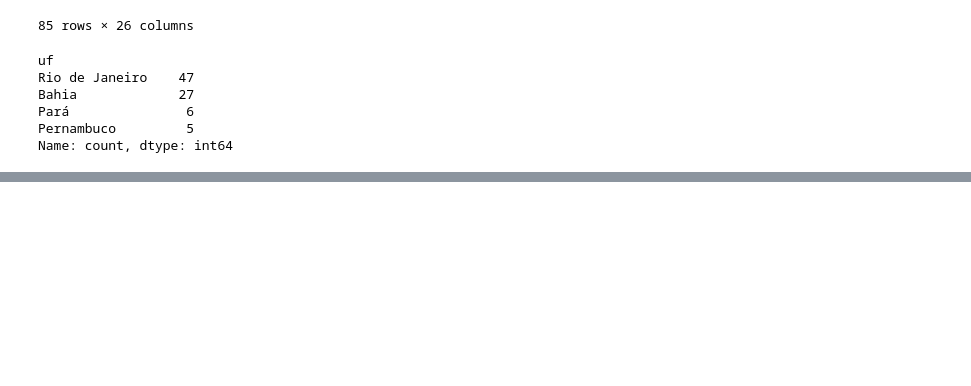
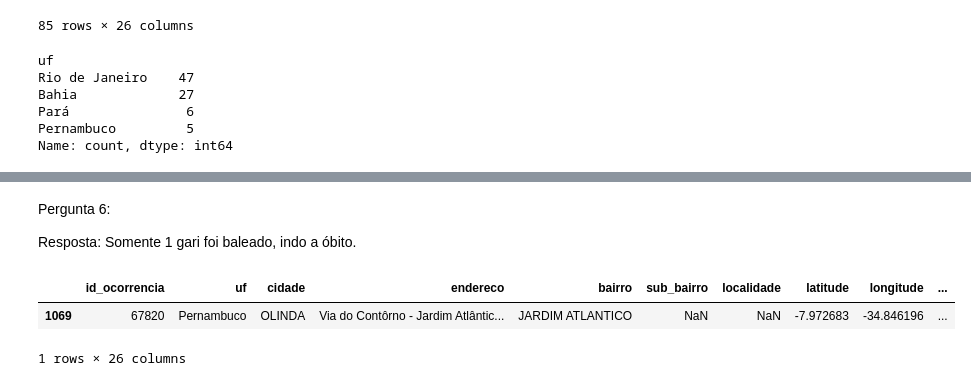
Before and after one commit to eduardovcn/desafio_fogo_cruzado, a Jupyter notebook: fogo_cruzado.ipynb, the cells around one changed output, grey strips where cells are left out. Saved outputs shown, nothing was run; the diff lists cells and outputs as text; code cells hidden in the pictures; blank space fills up the shorter version.

Commit message:
Respostas 4, 5 e 6 do Desafio

```diff
--- a/fogo_cruzado.ipynb
+++ b/fogo_cruzado.ipynb
@@ -169,0 +308,10 @@ Name: count, dtype: int64
+# %% [markdown]
+Pergunta 6:
+
+Resposta: Somente 1 gari foi baleado, indo a óbito.
+# %%
+df[df["id_ocorrencia"] == 67820]
+# %% [output]
+|  | id_ocorrencia | uf | cidade | endereco | bairro | sub_bairro | localidade | latitude | longitude | ... |
+| 1069 | 67820 | Pernambuco | OLINDA | Via do Contôrno - Jardim Atlântic... | JARDIM ATLANTICO | NaN | NaN | -7.972683 | -34.846196 | ... |
+1 rows × 26 columns
```
Also changed, not shown: parts of 14 cells of this notebook.
